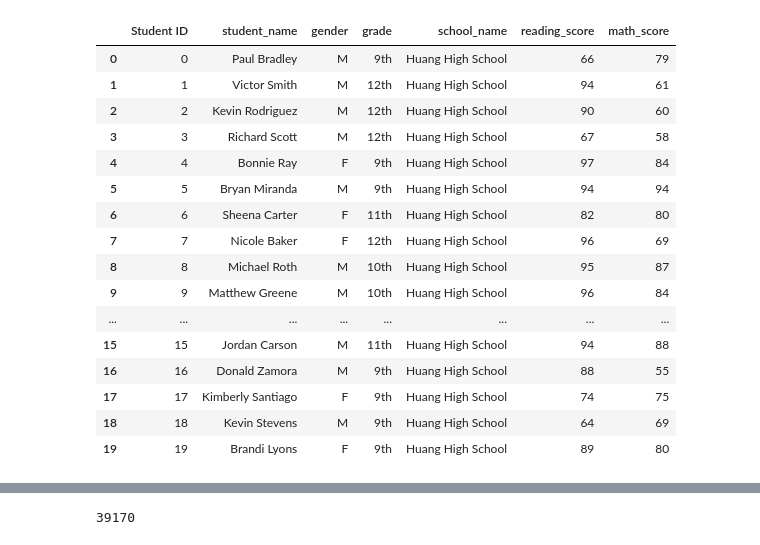
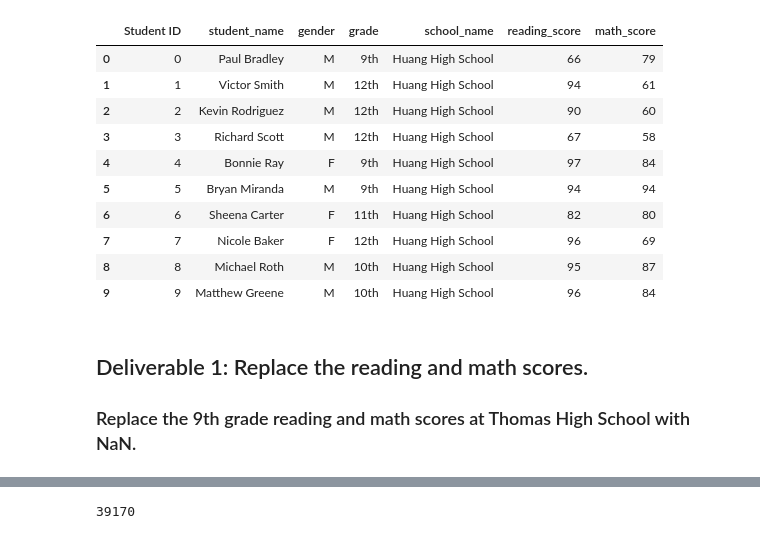
Before and after one commit to ROrodrigp/School_District_Analysis, a Jupyter notebook: PyCitySchools_Challenge_testing.ipynb, the cells around one changed output, grey strips where cells are left out. Drawn from its saved outputs; the diff is of its cells as text; code cells hidden in the pictures.

Commit message:
Deliverable 1 and 2

```diff
--- a/PyCitySchools.ipynb
+++ b/PyCitySchools_Challenge_testing.ipynb
@@ -163,23 +15,21 @@ prefixes_suffixes = ["Dr. ", "Mr. ","Ms. ", "Mrs. ", "Miss ", " MD", " DDS", " D
 for word in prefixes_suffixes:
     student_data_df["student_name"] = student_data_df["student_name"].str.replace(word, "")
 # %%
-student_data_df.head(20)
+student_data_df.head(10)
 #Now we have our data clean
 # %% [output]
 |  | Student ID | student_name | gender | grade | school_name | reading_score | math_score |
 | 0 | 0 | Paul Bradley | M | 9th | Huang High School | 66 | 79 |
 | 1 | 1 | Victor Smith | M | 12th | Huang High School | 94 | 61 |
 | 2 | 2 | Kevin Rodriguez | M | 12th | Huang High School | 90 | 60 |
 | 3 | 3 | Richard Scott | M | 12th | Huang High School | 67 | 58 |
 | 4 | 4 | Bonnie Ray | F | 9th | Huang High School | 97 | 84 |
 | 5 | 5 | Bryan Miranda | M | 9th | Huang High School | 94 | 94 |
 | 6 | 6 | Sheena Carter | F | 11th | Huang High School | 82 | 80 |
 | 7 | 7 | Nicole Baker | F | 12th | Huang High School | 96 | 69 |
 | 8 | 8 | Michael Roth | M | 10th | Huang High School | 95 | 87 |
 | 9 | 9 | Matthew Greene | M | 10th | Huang High School | 96 | 84 |
-| ... | ... | ... | ... | ... | ... | ... | ... |
-| 15 | 15 | Jordan Carson | M | 11th | Huang High School | 94 | 88 |
-| 16 | 16 | Donald Zamora | M | 9th | Huang High School | 88 | 55 |
-| 17 | 17 | Kimberly Santiago | F | 9th | Huang High School | 74 | 75 |
-| 18 | 18 | Kevin Stevens | M | 9th | Huang High School | 64 | 69 |
-| 19 | 19 | Brandi Lyons | F | 9th | Huang High School | 89 | 80 |
+# %% [markdown]
+## Deliverable 1: Replace the reading and math scores.
+
+### Replace the 9th grade reading and math scores at Thomas High School with NaN.
```
Also changed, not shown: parts of 77 cells of this notebook, 2 other files.
